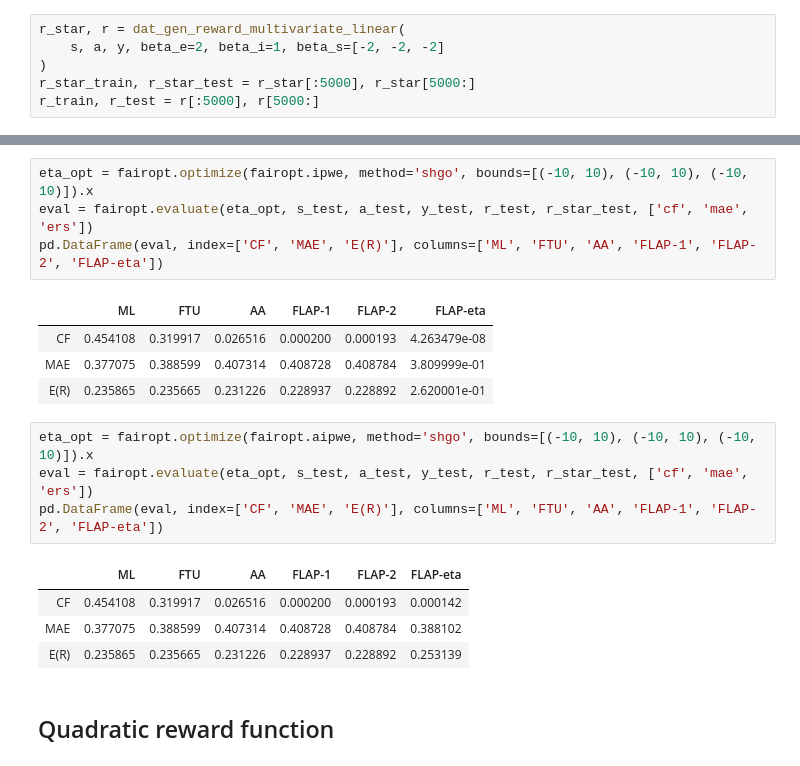
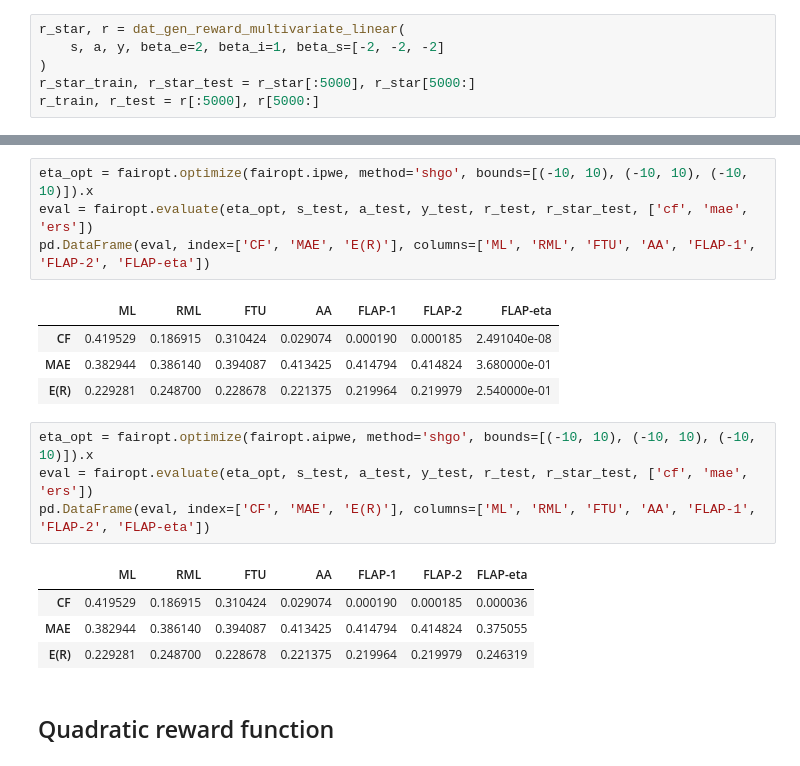
Before and after one commit to ideechy/Fairness-Learning, a Jupyter notebook: fair-optimization.ipynb, the cells around one changed output, grey strips where cells are left out. Saved outputs shown, nothing was run; the diff lists cells and outputs as text.

```diff
--- a/fair-optimization.ipynb
+++ b/fair-optimization.ipynb
@@ -84,21 +184,21 @@ reward_3d(fairopt, 'ipwe', [fairopt.ftup.params[0], None, None], [(-10, 10), (-1
 # %%
 eta_opt = fairopt.optimize(fairopt.ipwe, method='shgo', bounds=[(-10, 10), (-10, 10), (-10, 10)]).x
 eval = fairopt.evaluate(eta_opt, s_test, a_test, y_test, r_test, r_star_test, ['cf', 'mae', 'ers'])
-pd.DataFrame(eval, index=['CF', 'MAE', 'E(R)'], columns=['ML', 'FTU', 'AA', 'FLAP-1', 'FLAP-2', 'FLAP-eta'])
+pd.DataFrame(eval, index=['CF', 'MAE', 'E(R)'], columns=['ML', 'RML', 'FTU', 'AA', 'FLAP-1', 'FLAP-2', 'FLAP-eta'])
 # %% [output]
-|  | ML | FTU | AA | FLAP-1 | FLAP-2 | FLAP-eta |
-| CF | 0.454108 | 0.319917 | 0.026516 | 0.000200 | 0.000193 | 4.263479e-08 |
-| MAE | 0.377075 | 0.388599 | 0.407314 | 0.408728 | 0.408784 | 3.809999e-01 |
-| E(R) | 0.235865 | 0.235665 | 0.231226 | 0.228937 | 0.228892 | 2.620001e-01 |
+|  | ML | RML | FTU | AA | FLAP-1 | FLAP-2 | FLAP-eta |
+| CF | 0.419529 | 0.186915 | 0.310424 | 0.029074 | 0.000190 | 0.000185 | 2.491040e-08 |
+| MAE | 0.382944 | 0.386140 | 0.394087 | 0.413425 | 0.414794 | 0.414824 | 3.680000e-01 |
+| E(R) | 0.229281 | 0.248700 | 0.228678 | 0.221375 | 0.219964 | 0.219979 | 2.540000e-01 |
 # %%
 eta_opt = fairopt.optimize(fairopt.aipwe, method='shgo', bounds=[(-10, 10), (-10, 10), (-10, 10)]).x
 eval = fairopt.evaluate(eta_opt, s_test, a_test, y_test, r_test, r_star_test, ['cf', 'mae', 'ers'])
-pd.DataFrame(eval, index=['CF', 'MAE', 'E(R)'], columns=['ML', 'FTU', 'AA', 'FLAP-1', 'FLAP-2', 'FLAP-eta'])
+pd.DataFrame(eval, index=['CF', 'MAE', 'E(R)'], columns=['ML', 'RML', 'FTU', 'AA', 'FLAP-1', 'FLAP-2', 'FLAP-eta'])
 # %% [output]
-|  | ML | FTU | AA | FLAP-1 | FLAP-2 | FLAP-eta |
-| CF | 0.454108 | 0.319917 | 0.026516 | 0.000200 | 0.000193 | 0.000142 |
-| MAE | 0.377075 | 0.388599 | 0.407314 | 0.408728 | 0.408784 | 0.388102 |
-| E(R) | 0.235865 | 0.235665 | 0.231226 | 0.228937 | 0.228892 | 0.253139 |
+|  | ML | RML | FTU | AA | FLAP-1 | FLAP-2 | FLAP-eta |
+| CF | 0.419529 | 0.186915 | 0.310424 | 0.029074 | 0.000190 | 0.000185 | 0.000036 |
+| MAE | 0.382944 | 0.386140 | 0.394087 | 0.413425 | 0.414794 | 0.414824 | 0.375055 |
+| E(R) | 0.229281 | 0.248700 | 0.228678 | 0.221375 | 0.219964 | 0.219979 | 0.246319 |
 # %% [markdown]
 ## Quadratic reward function
 # %%
```
Also changed, not shown: parts of 16 cells of this notebook, 4 other files.
